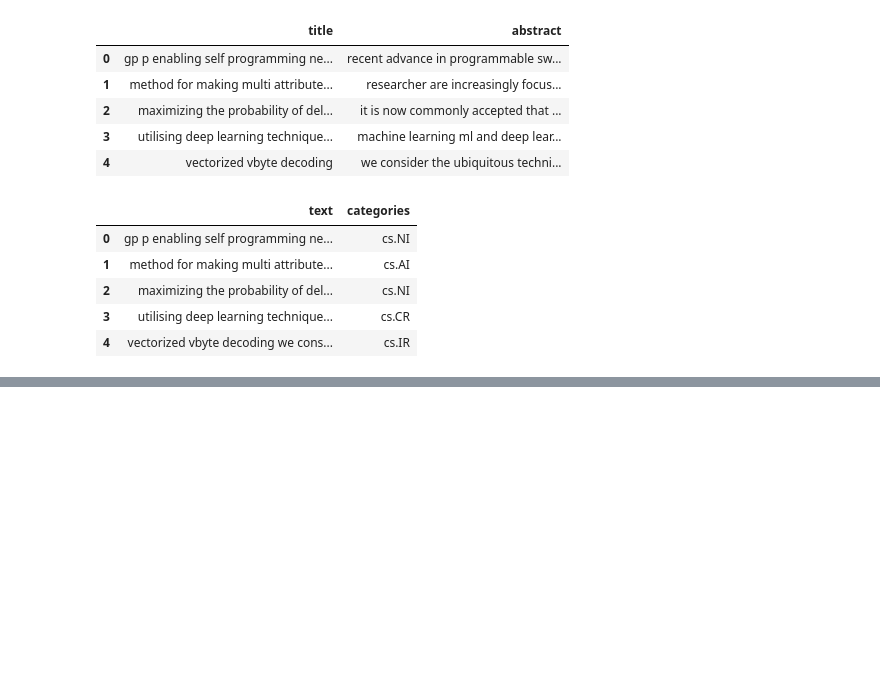
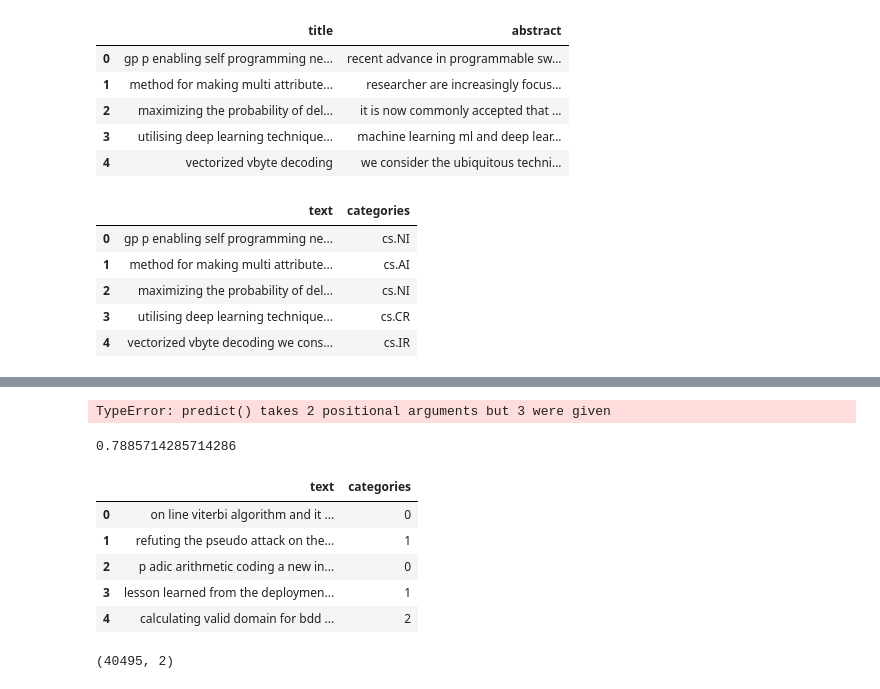
Before and after one commit to tiru-patel/Active-Learning-based-Research-Paper-Classification, a Jupyter notebook: main.ipynb, the cells around one changed output, grey strips where cells are left out. Cells and saved outputs as stored; diff of their text form; code cells hidden in the pictures; blank space fills up the shorter version.

```diff
--- a/main.ipynb
+++ b/main.ipynb
@@ -724,0 +775,23 @@ for batch in batch_creator(df, 20):
+# %%
+pred = LOG.predict(X_test, True)
+# %% [output]
+TypeError: predict() takes 2 positional arguments but 3 were given
+# %%
+accuracy_score(pred, y_test)
+# %% [output]
+0.7885714285714286
+# %%
+lab_data = pd.read_csv('data/labelled/preprocessed_cs_data.csv')
+# %%
+lab_data.head()
+# %% [output]
+|  | text | categories |
+| 0 | on line viterbi algorithm and it ... | 0 |
+| 1 | refuting the pseudo attack on the... | 1 |
+| 2 | p adic arithmetic coding a new in... | 0 |
+| 3 | lesson learned from the deploymen... | 1 |
+| 4 | calculating valid domain for bdd ... | 2 |
+# %%
+lab_data.shape
+# %% [output]
+(40495, 2)
```
Also changed, not shown: parts of 32 cells of this notebook, 1 other file.
